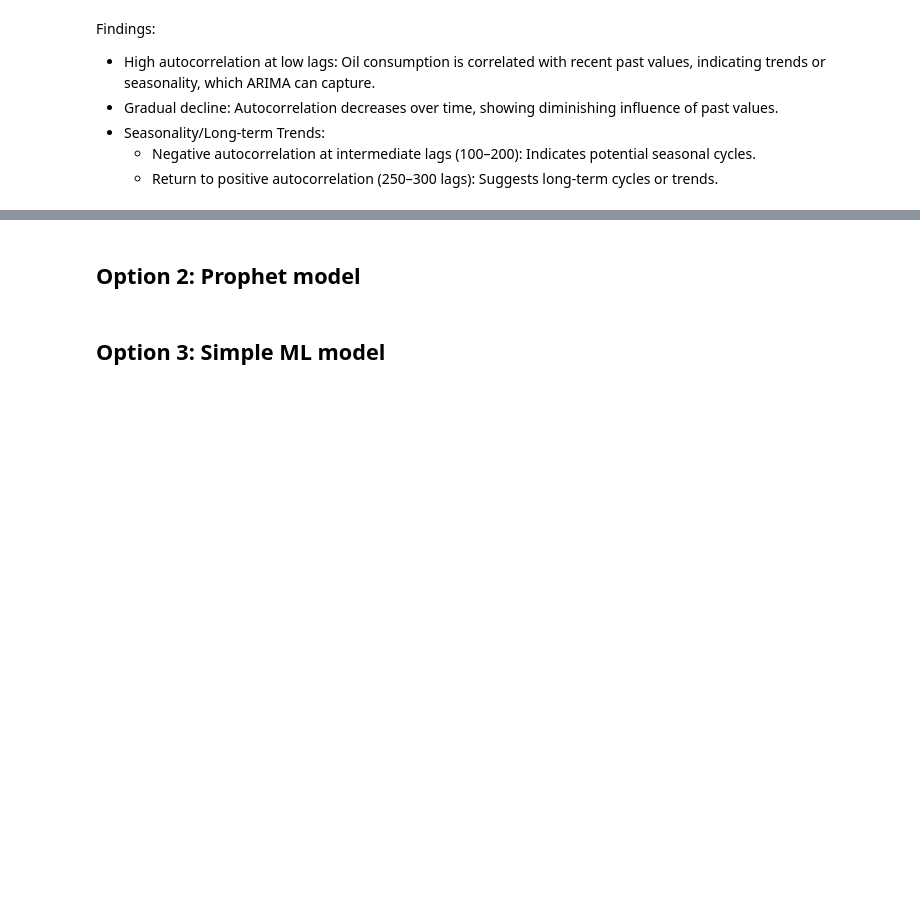
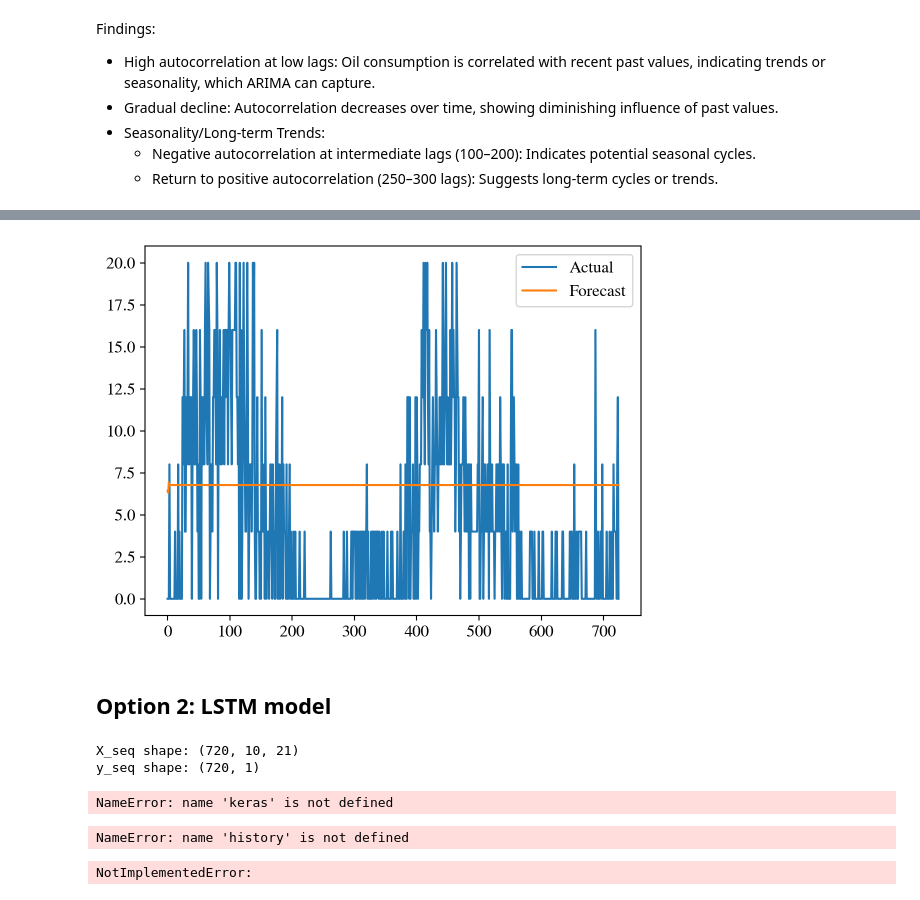
Before and after one commit to negralessio/bfh24, a Jupyter notebook: notebooks/oil_consumption_forcasting.ipynb, the cells around one changed output, grey strips where cells are left out. Saved outputs shown, nothing was run; the diff lists cells and outputs as text; code cells hidden in the pictures; blank space fills up the shorter version.

```diff
--- a/notebooks/oil_consumption_forcasting.ipynb
+++ b/notebooks/oil_consumption_forcasting.ipynb
@@ -355,4 +398,12 @@ ValueError: numpy.dtype size changed, may indicate binary incompatibility. Expec
+# %%
+# forecast
+forecast = model_fit.forecast(steps=len(y_test))
+# plot difference between forecast and actual values
+plt.plot(y_test, label='Actual')
+plt.plot(forecast, label='Forecast')
+plt.legend()
+plt.show()
+# %% [output]
+[figure, added]
 # %% [markdown]
-## Option 2: Prophet model
+## Option 2: LSTM model
-# %% [markdown]
-## Option 3: Simple ML model
@@ -358,0 +420,8 @@ ValueError: numpy.dtype size changed, may indicate binary incompatibility. Expec
+# %%
+X_seq, y_seq = create_sequences(X_train_selected, y_train_selected, past_steps, future_steps)
+# check the shapes of the created sequences
+print(f"X_seq shape: {X_seq.shape}")  # (samples, past_steps, num_features)
+print(f"y_seq shape: {y_seq.shape}")  # (samples, future_steps)
+# %% [output]
+X_seq shape: (720, 10, 21)
+y_seq shape: (720, 1)
@@ -358,0 +431,8 @@ ValueError: numpy.dtype size changed, may indicate binary incompatibility. Expec
+# %%
+# init lstm
+model = keras.Sequential()
+model.add(layers.LSTM(50, activation='relu', input_shape=(past_steps, X_train_seq.shape[2])))
+model.add(layers.Dense(future_steps))
+model.compile(optimizer='adam', loss='mse')
+# %% [output]
+NameError: name 'keras' is not defined
@@ -358,0 +442,16 @@ ValueError: numpy.dtype size changed, may indicate binary incompatibility. Expec
+# %%
+# evaluate history
+plt.plot(history.history['loss'], label='train')
+plt.plot(history.history['val_loss'], label='validation')
+plt.legend()
+plt.show()
+# %% [output]
+NameError: name 'history' is not defined
+# %%
+# predict
+y_pred = model.predict(X_val_seq)
+
+rmse = sqrt(mean_squared_error(y_val_seq, y_pred))
+print(f'RMSE: {rmse}')
+# %% [output]
+NotImplementedError:
```
Also changed, not shown: parts of 14 cells of this notebook, 5 other files.
